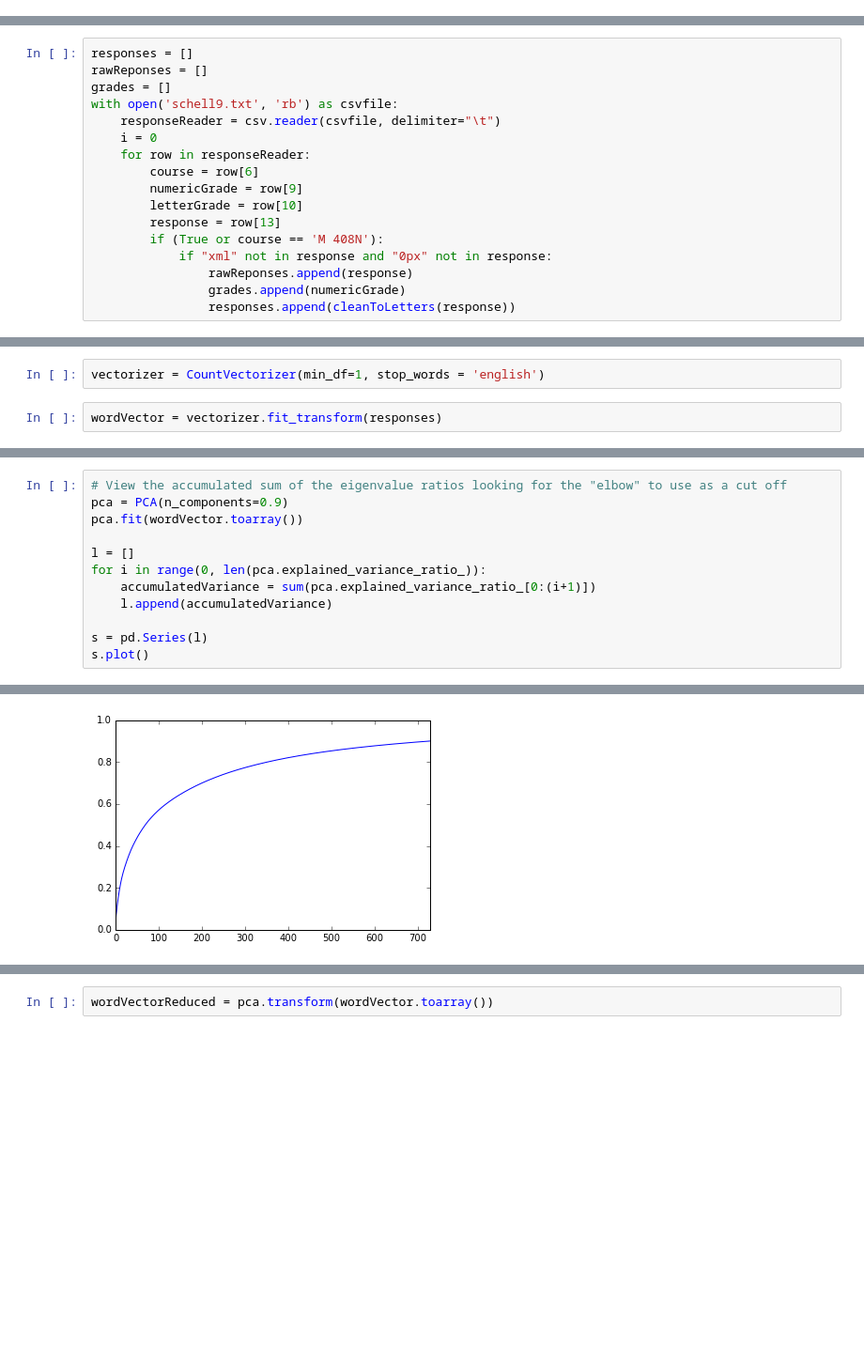
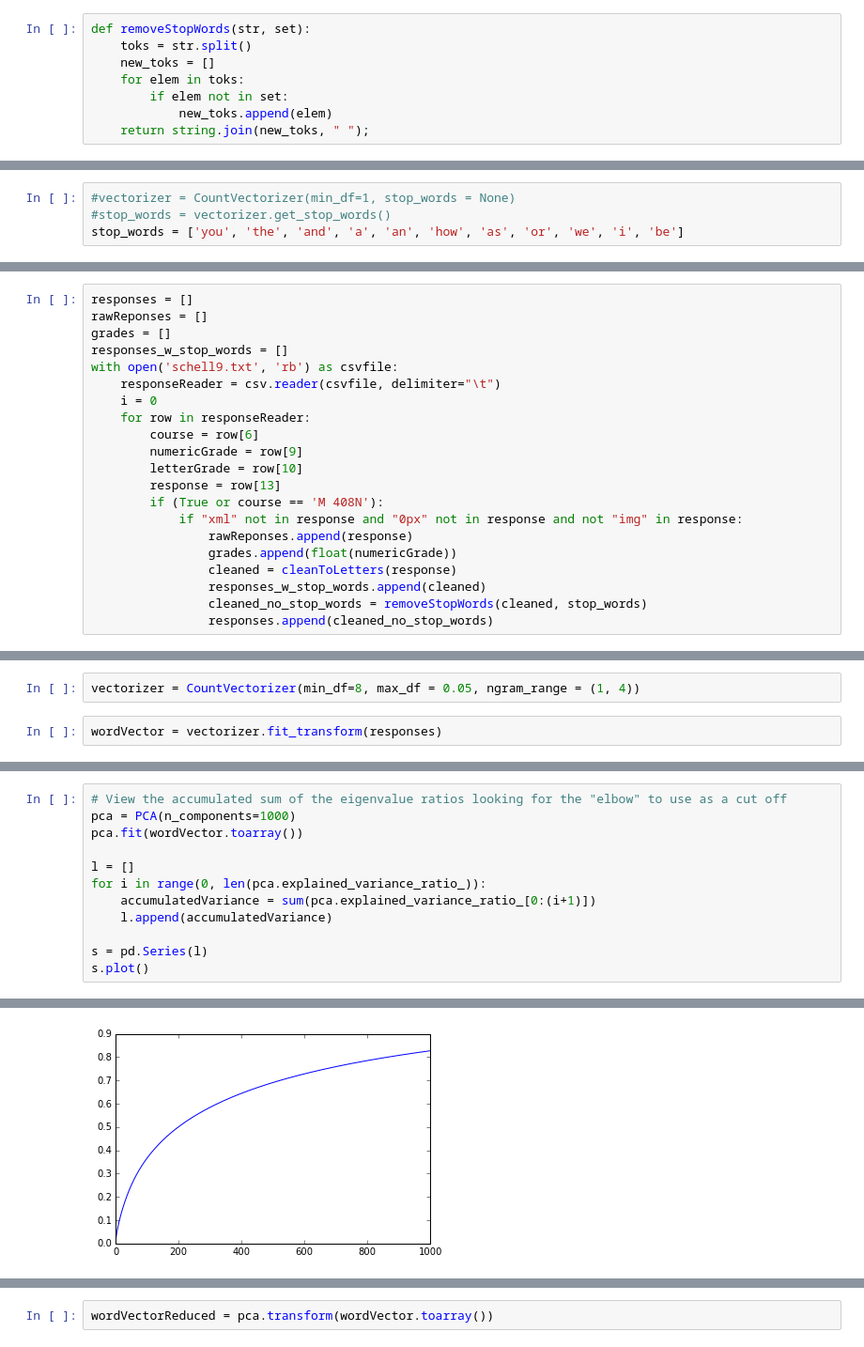
Before and after one commit to bpopoff/springboard_course, a Jupyter notebook: prototype/prototype_data_set_9.ipynb, the cells around one changed output, grey strips where cells are left out. Shown at 94% size. Drawn from its saved outputs; the diff is of its cells as text; blank space fills up the shorter version.

```diff
--- a/prototype/prototype_data_set_9.ipynb
+++ b/prototype/prototype_data_set_9.ipynb
@@ -21,0 +22,8 @@ def cleanToLetters(str):
+# %%
+def removeStopWords(str, set):
+    toks = str.split()
+    new_toks = []
+    for elem in toks:
+        if elem not in set:
+            new_toks.append(elem)
+    return string.join(new_toks, " ");
@@ -21,0 +38,4 @@ def cleanToLetters(str):
+# %%
+#vectorizer = CountVectorizer(min_df=1, stop_words = None)
+#stop_words = vectorizer.get_stop_words()
+stop_words = ['you', 'the', 'and', 'a', 'an', 'how', 'as', 'or', 'we', 'i', 'be']
@@ -23,6 +47,7 @@ def cleanToLetters(str):
 responses = []
 rawReponses = []
 grades = []
+responses_w_stop_words = []
 with open('schell9.txt', 'rb') as csvfile:
     responseReader = csv.reader(csvfile, delimiter="\t")
     i = 0
@@ -32,8 +57,11 @@ with open('schell9.txt', 'rb') as csvfile:
         letterGrade = row[10]
         response = row[13]
         if (True or course == 'M 408N'):
-            if "xml" not in response and "0px" not in response:
+            if "xml" not in response and "0px" not in response and not "img" in response:
                 rawReponses.append(response)
-                grades.append(numericGrade)
-                responses.append(cleanToLetters(response))
+                grades.append(float(numericGrade))
+                cleaned = cleanToLetters(response)
+                responses_w_stop_words.append(cleaned)
+                cleaned_no_stop_words = removeStopWords(cleaned, stop_words)
+                responses.append(cleaned_no_stop_words)
 # %%
@@ -62,5 +90,5 @@ frame
 # %%
-vectorizer = CountVectorizer(min_df=1, stop_words = 'english')
+vectorizer = CountVectorizer(min_df=8, max_df = 0.05, ngram_range = (1, 4))
 # %%
 wordVector = vectorizer.fit_transform(responses)
 # %%
@@ -94,17 +122,17 @@ len(vectorizer.vocabulary_)
 # %%
 # View the accumulated sum of the eigenvalue ratios looking for the "elbow" to use as a cut off
-pca = PCA(n_components=0.9)
+pca = PCA(n_components=1000)
 pca.fit(wordVector.toarray())
 
 l = []
 for i in range(0, len(pca.explained_variance_ratio_)):
     accumulatedVariance = sum(pca.explained_variance_ratio_[0:(i+1)])
     l.append(accumulatedVariance)
 
 s = pd.Series(l)
 s.plot()
 # %% [output]
 <matplotlib.axes._subplots.AxesSubplot at 0x...>
-[figure, old version]
+[figure, new version]
 # %%
 # Obtain the base vectors for a 200 dimensional space.
```
Also changed, not shown: parts of 21 cells of this notebook.
